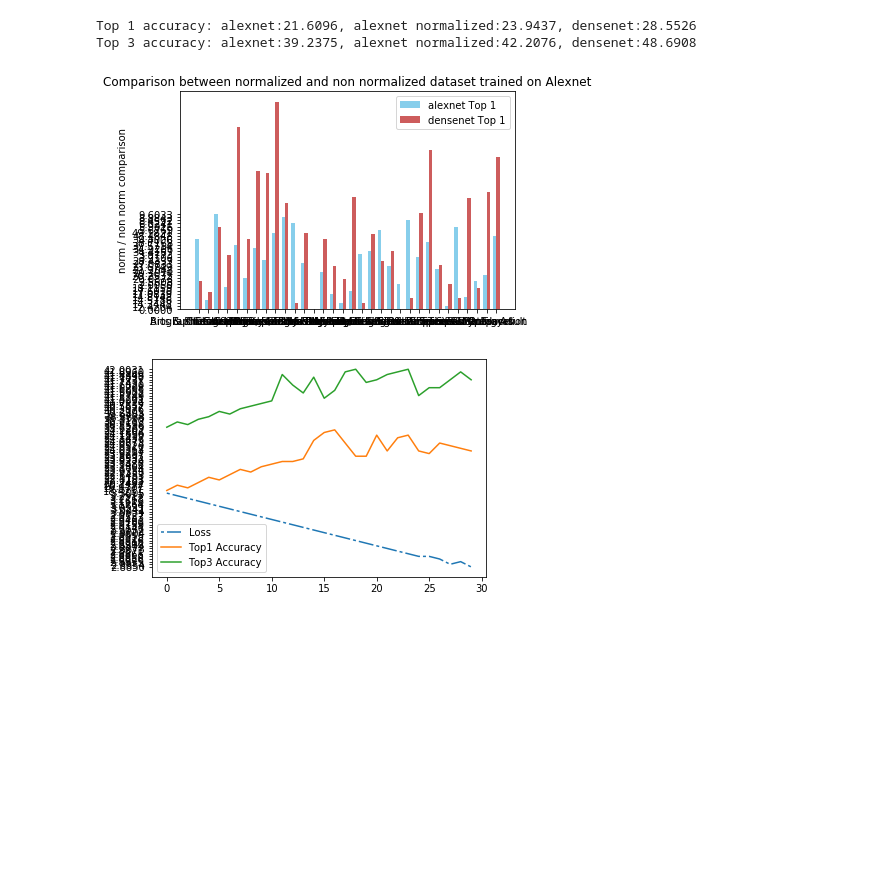
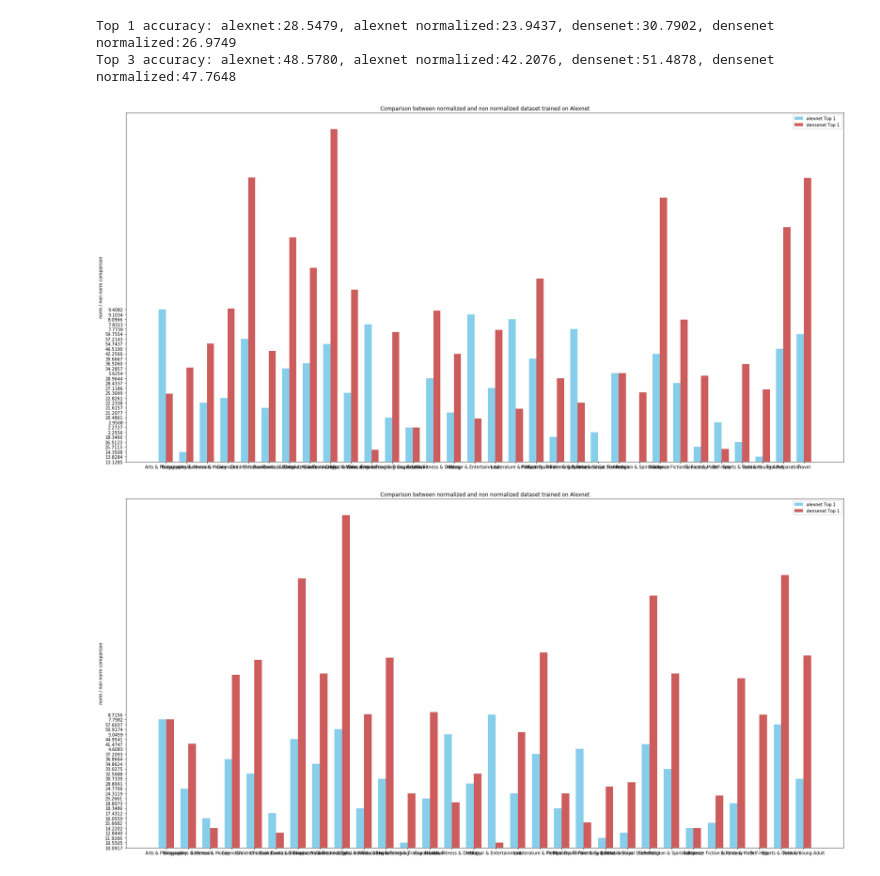
Before and after one commit to ste-jon/ATML19, a Jupyter notebook: Documentation Project ATML Group 6.ipynb, the cells around one changed output. Drawn from its saved outputs; the diff is of its cells as text; code cells hidden in the pictures; blank space fills up the shorter version.

Commit message:
added result plots. bug in bar plot

```diff
--- a/Documentation Project ATML Group 6.ipynb
+++ b/Documentation Project ATML Group 6.ipynb
@@ -3,31 +61,61 @@ from utils_print import *
 # %%
-savedir_alex1 = 'parameters/alex_1/'
+### Setup path of saved parameter files
+savedir_alex = 'parameters/alex_2/'
 dataset_alex_name = 'alexnet'
 
 savedir_alexNorm = 'parameters/alex_normalized/'
 
-savedir_dense1 = 'parameters/dense_1/'
+savedir_dense = 'parameters/dense_2/'
 dataset_dense_name = 'densenet'
+
+savedir_denseNorm = 'parameters/dense_normalized/'
-# %%
-alexData1 = load_per_label(savedir_alex1, dataset_alex_name, 'test')
-alexTop1, alexTop3 = load_acc(savedir_alex1, dataset_alex_name, 'test')
-alexLearning = load_learning(savedir_alex1, dataset_alex_name, 'validation')
-
-alexNorm = load_per_label(savedir_alexNorm, dataset_alex_name, 'test')
-alexNormTop1, alexNormTop3 = load_acc(savedir_alexNorm, dataset_alex_name, 'test')
-alexNormLearning = load_learning(savedir_alexNorm, dataset_alex_name, 'validation')
-
-denseData1 = load_per_label(savedir_dense1, dataset_dense_name, 'test')
-denseTop1, denseTop3 = load_acc(savedir_dense1, dataset_dense_name, 'test')
-
-print('Top 1 accuracy: alexnet:' + alexTop1 + ', alexnet normalized:' + alexNormTop1 + ', densenet:' + denseTop1)
-print('Top 3 accuracy: alexnet:' + alexTop3 + ', alexnet normalized:' + alexNormTop3 + ', densenet:' + denseTop3)
-
-plot(alexData1[:,0],alexData1[:,1], 'alexnet Top 1' ,denseData1[:,1], 'densenet Top 1')
-
-plot_learning(alexNormLearning)
-# %% [output]
-Top 1 accuracy: alexnet:21.6096, alexnet normalized:23.9437, densenet:28.5526
-Top 3 accuracy: alexnet:39.2375, alexnet normalized:42.2076, densenet:48.6908
-[figure, removed]
-[figure, removed]
+# %%
+### Load data from files
+alexData = load_per_label(savedir_alex, dataset_alex_name, 'test')
+alexTop1, alexTop3 = load_acc(savedir_alex, dataset_alex_name, 'test')
+alexLearning = load_learning(savedir_alex, dataset_alex_name, 'validation')
+
+alexNormData = load_per_label(savedir_alexNorm, dataset_alex_name, 'test')
+alexNormTop1, alexNormTop3 = load_acc(savedir_alexNorm, dataset_alex_name, 'test')
+alexNormLearning = load_learning(savedir_alexNorm, dataset_alex_name, 'validation')
+
+denseData = load_per_label(savedir_dense, dataset_dense_name, 'test')
+denseTop1, denseTop3 = load_acc(savedir_dense, dataset_dense_name, 'test')
+denseLearning = load_learning(savedir_dense, dataset_dense_name, 'validation')
+
+denseNormData = load_per_label(savedir_denseNorm, dataset_dense_name, 'test')
+denseNormTop1, denseNormTop3 = load_acc(savedir_denseNorm, dataset_dense_name, 'test')
+denseNormLearning = load_learning(savedir_denseNorm, dataset_dense_name, 'validation')
+
+
+### Display overall accuracies:
+print('Top 1 accuracy: alexnet:' + alexTop1 + ', alexnet normalized:' + alexNormTop1 + ', densenet:' + denseTop1 + ', densenet normalized:' + denseNormTop1)
+print('Top 3 accuracy: alexnet:' + alexTop3 + ', alexnet normalized:' + alexNormTop3 + ', densenet:' + denseTop3 + ', densenet normalized:' + denseNormTop3)
+
+
+### Plot graphs for more in detail comparison of accuracies and training progress over time.
+plot(alexData[:,0],alexData[:,1], 'alexnet Top 1' ,denseData[:,1], 'densenet Top 1', 'comp_alex_dense_top1.jpg')
+plot(alexData[:,0],alexData[:,2], 'alexnet Top 3' ,denseData[:,2], 'densenet Top 3', 'comp_alex_dense_top3.jpg')
+plot(alexNormData[:,0],alexNormData[:,1], 'alexnet Top 1' ,denseNormData[:,1], 'densenet Top 1', 'comp_alex_dense_norm_top1')
+plot(alexNormData[:,0],alexNormData[:,2], 'alexnet Top 3' ,denseNormData[:,2], 'densenet Top 3', 'comp_alex_dense_norm_top3')
+
+# Delete the two categories that dont have enought data and were deleted in the normlized dataset
+alexData = np.delete(alexData,12,0)
+alexData = np.delete(alexData,10,0)
+
+denseData = np.delete(denseData,12,0)
+denseData = np.delete(denseData,10,0)
+
+plot(alexData[:,0],alexData[:,1], 'alexnet Top 1' ,alexNormData[:,1], 'alexnet normalized Top 1', 'comp_alex_notnorm_norm.jpg')
+plot(denseData[:,0],denseData[:,1], 'densenet Top 1' ,denseNormData[:,1], 'densenet normalized Top 1', 'comp_dense_notnorm_norm.jpg')
+
+
+plot_learning(alexLearning, 'learning_alex.jpg')
+plot_learning(alexNormLearning, 'learning_alex_norm.jpg')
+plot_learning(denseLearning, 'learning_dense.jpg')
+plot_learning(denseNormLearning, 'learning_dense_norm.jpg')
+# %% [output]
+Top 1 accuracy: alexnet:28.5479, alexnet normalized:23.9437, densenet:30.7902, densenet normalized:26.9749
+Top 3 accuracy: alexnet:48.5780, alexnet normalized:42.2076, densenet:51.4878, densenet normalized:47.7648
+[figure, added]
+[figure, added]
```
Also changed, not shown: parts of 8 cells of this notebook, 13 other files.
